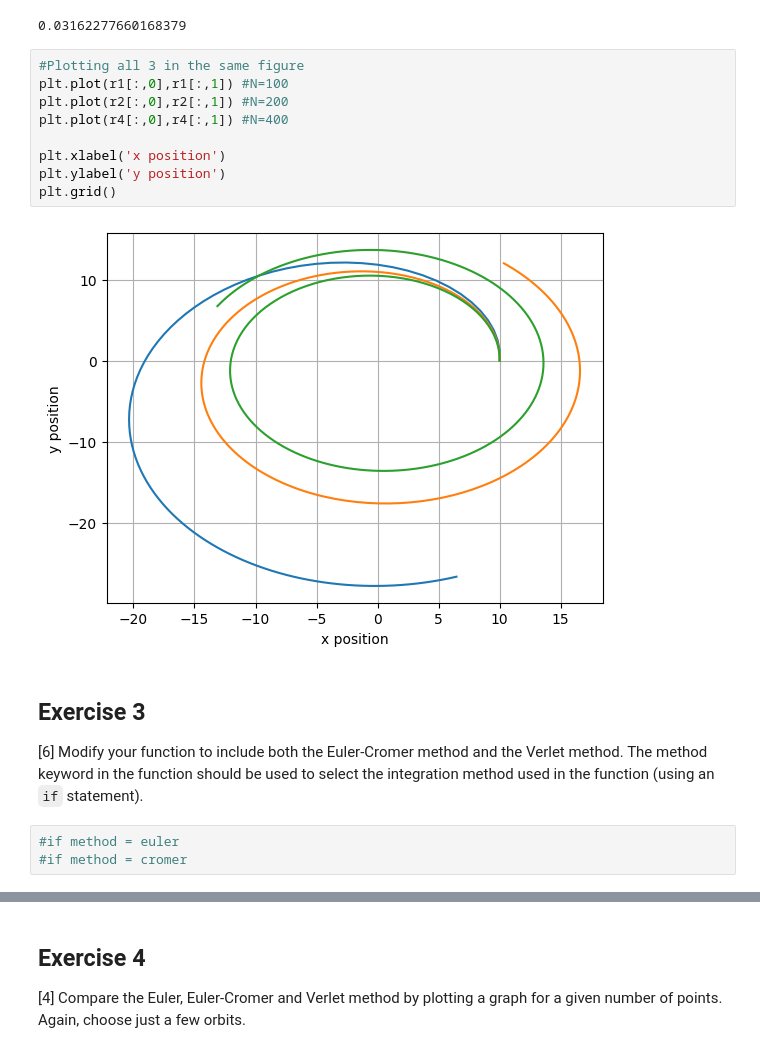
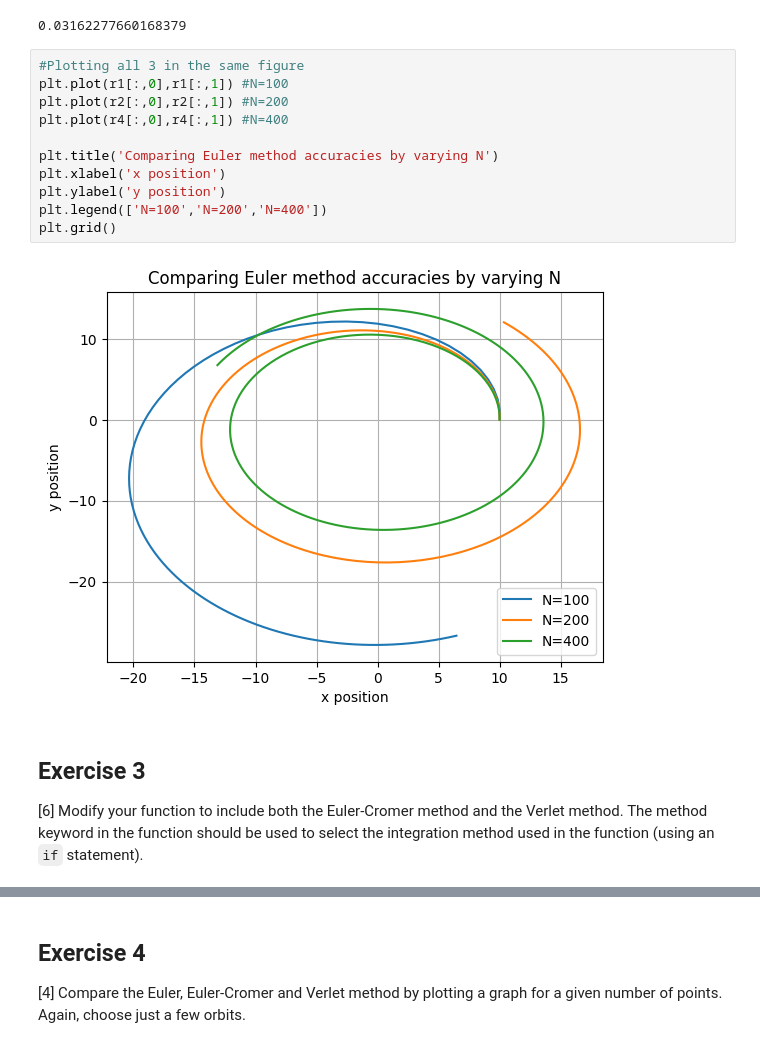
Before and after one commit to PX2145-2025/week-9-b-lowri-nicholls, a Jupyter notebook: ODEs_2.ipynb, the cells around one changed output, grey strips where cells are left out. Saved outputs shown, nothing was run; the diff lists cells and outputs as text.

```diff
--- a/ODEs_2.ipynb
+++ b/ODEs_2.ipynb
@@ -398,18 +398,17 @@ print(w3)
 # %%
 #Plotting all 3 in the same figure
 plt.plot(r1[:,0],r1[:,1]) #N=100
 plt.plot(r2[:,0],r2[:,1]) #N=200
 plt.plot(r4[:,0],r4[:,1]) #N=400
 
+plt.title('Comparing Euler method accuracies by varying N')
 plt.xlabel('x position')
 plt.ylabel('y position')
+plt.legend(['N=100','N=200','N=400'])
 plt.grid()
 # %% [output]
-[figure, old version]
+[figure, new version]
 # %% [markdown]
 ## Exercise 3
 
 [6] Modify your function to include both the Euler-Cromer method and the Verlet method. The method keyword in the function should be used to select the integration method used in the function (using an `if` statement).
-# %%
-#if method = euler
-#if method = cromer
```
Also changed, not shown: parts of 1 cell of this notebook.
